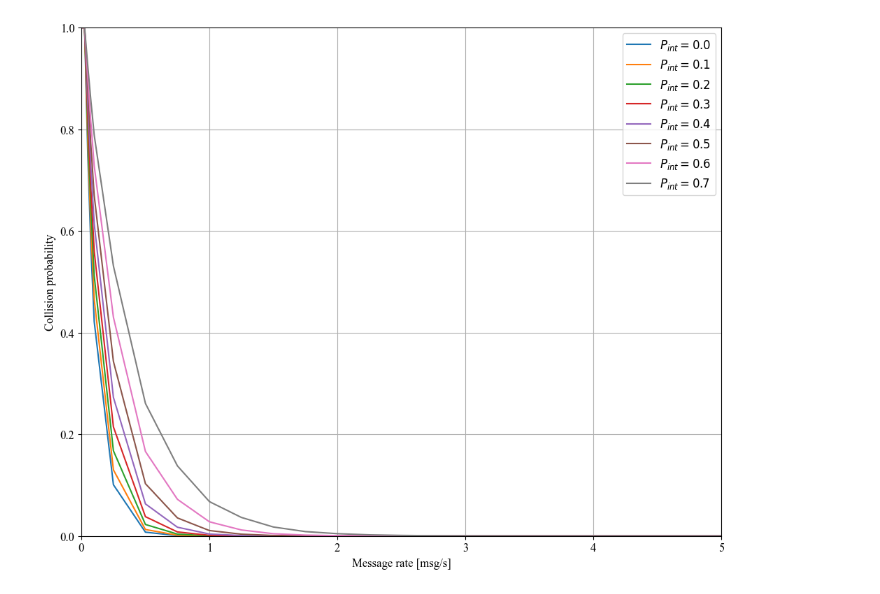
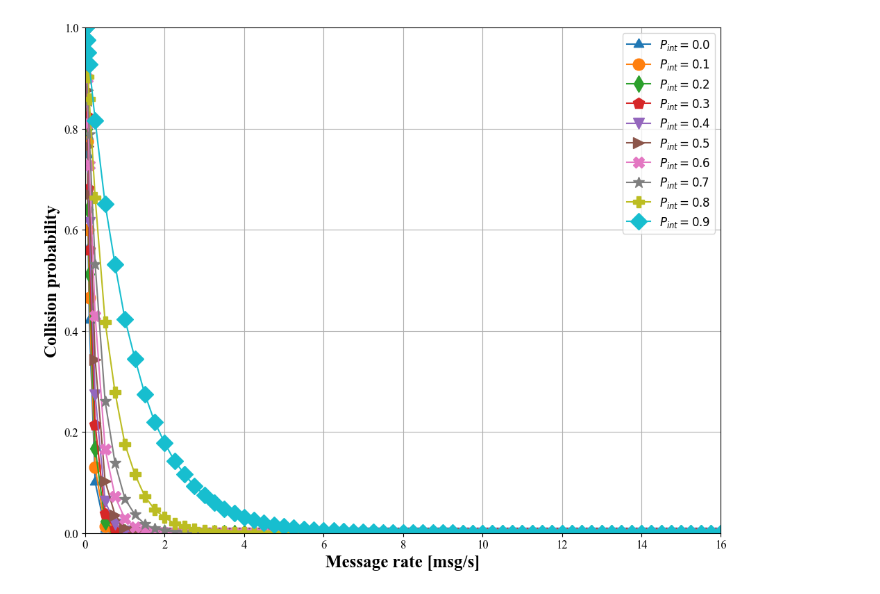
Before and after one commit to ingframin/vocabs2, a Jupyter notebook: results/interference/interf.ipynb, the cells around one changed output. Drawn from its saved outputs; the diff is of its cells as text; code cells hidden in the pictures.

```diff
--- a/results/interference/interf.ipynb
+++ b/results/interference/interf.ipynb
@@ -1,6 +1,7 @@
 # %%
 import numpy as np
 from matplotlib import pyplot as plt
+from matplotlib import markers
 import os
 cm = 1/2.54
 ############### Un po' di formattazione ################
@@ -10,11 +11,10 @@ plt.rcParams['font.serif'] = 'Times New Roman'
 
 SMALL_SIZE = 12
 MEDIUM_SIZE = 16
-BIGGER_SIZE = 20
+BIGGER_SIZE = 18
 
 plt.rc('font', size=SMALL_SIZE)          # controls default text sizes
-plt.rc('axes', titlesize=SMALL_SIZE)     # fontsize of the axes title
-plt.rc('axes', labelsize=SMALL_SIZE)    # fontsize of the x and y labels
+plt.rc('axes', labelsize=BIGGER_SIZE)    # fontsize of the x and y labels
 plt.rc('xtick', labelsize=SMALL_SIZE)    # fontsize of the tick labels
 plt.rc('ytick', labelsize=SMALL_SIZE)    # fontsize of the tick labels
 plt.rc('legend', fontsize=SMALL_SIZE)    # legend fontsize
@@ -38,16 +38,18 @@ results = []
 for f in files:
     results.append(load_data(f))
 # %%
-Pint = [0.0,0.1,0.2,0.3,0.4,0.5,0.6,0.7,0.8]
+Pint = [0.0,0.1,0.2,0.3,0.4,0.5,0.6,0.7,0.8,0.9]
+TICKS = [(3, 1),'o','d','p','v','>','X','*','P','D']
+for r,pi,m in zip(results,Pint, TICKS):
+    plt.plot(r[0],r[1],marker=m,label="$P_{int} = %.1f$"%pi,markersize=12)
 
-for r,pi in zip(results,Pint):
-    plt.plot(r[0],r[1],label="$P_{int} = %.1f$"%pi)
 plt.ylim(ymax = 1.0,ymin=0)
-plt.xlim(xmin=0.0,xmax=5)
-plt.xlabel("Message rate [msg/s]")
-plt.ylabel("Collision probability")
+plt.xlim(xmin=0.0,xmax=16.0)
+plt.xlabel("Message rate [msg/s]",fontweight='bold')
+plt.ylabel("Collision probability",fontweight='bold')
 plt.grid()
 plt.legend()
+plt.savefig('interf.pdf')
 plt.show()
 # %% [output]
-[figure, old version]
+[figure, new version]
```
Also changed, not shown: 2 other files.
